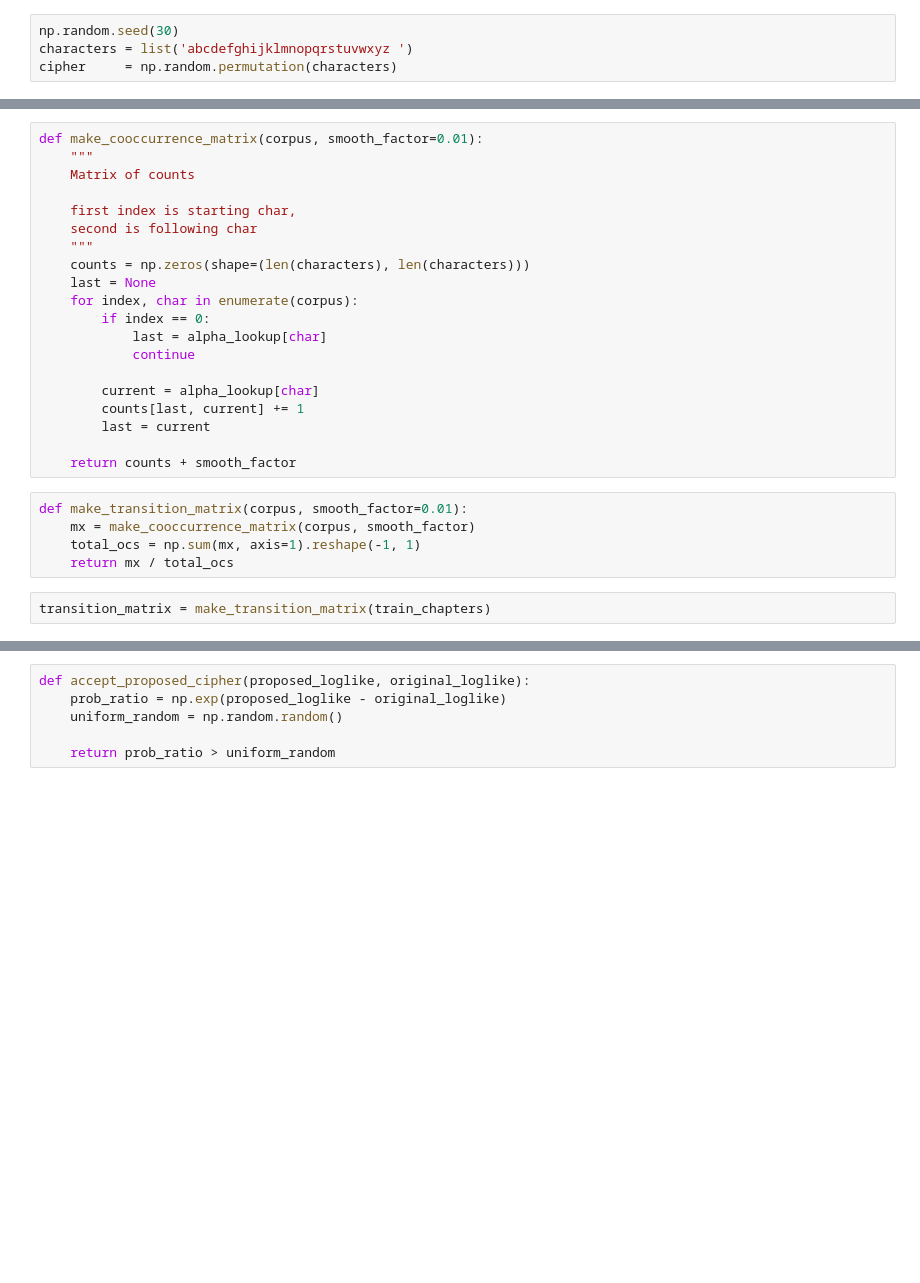
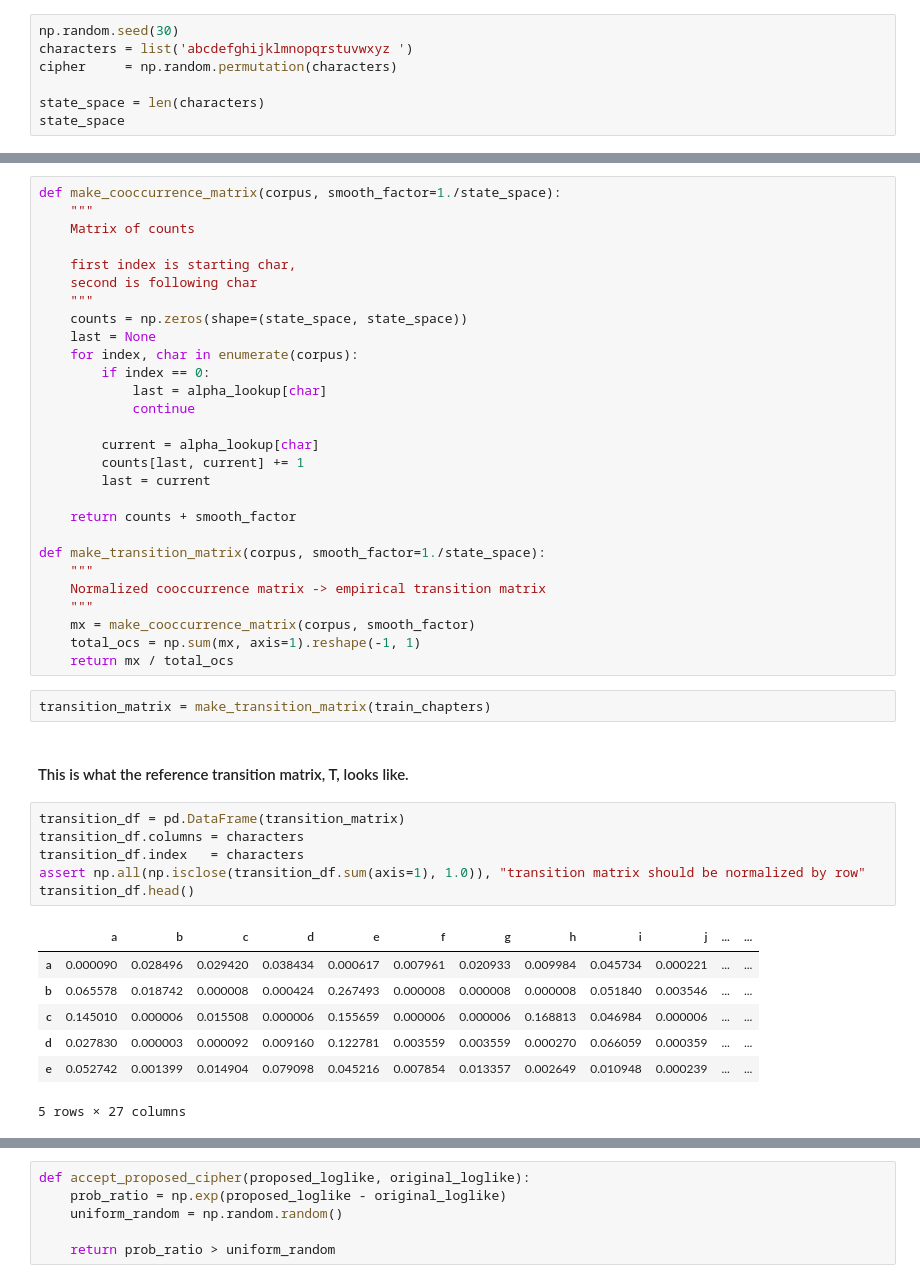
Before and after one commit to Mlawrence95/ML-Exploration, a Jupyter notebook: mcmc_decoding/Decrypting a Hidden Message with Markov Chains.ipynb, the cells around one changed output, grey strips where cells are left out. Cells and saved outputs as stored; diff of their text form; blank space fills up the shorter version.

```diff
--- a/mcmc_decoding/Decrypting a Hidden Message with Markov Chains.ipynb
+++ b/mcmc_decoding/Decrypting a Hidden Message with Markov Chains.ipynb
@@ -20,3 +18,6 @@ We can use this concept to build
 np.random.seed(30)
 characters = list('abcdefghijklmnopqrstuvwxyz ')
 cipher     = np.random.permutation(characters)
+
+state_space = len(characters)
+state_space
@@ -45,14 +50,14 @@ test_chapters[:100]
 # %% [output]
 'chapter the hyena there are certain queer times and occasions in this strange mixed affair we call l'
 # %%
-def make_cooccurrence_matrix(corpus, smooth_factor=0.01):
+def make_cooccurrence_matrix(corpus, smooth_factor=1./state_space):
     """
     Matrix of counts
 
     first index is starting char,
     second is following char
     """
-    counts = np.zeros(shape=(len(characters), len(characters)))
+    counts = np.zeros(shape=(state_space, state_space))
     last = None
     for index, char in enumerate(corpus):
         if index == 0:
@@ -64,13 +69,32 @@ def make_cooccurrence_matrix(corpus, smooth_factor=0.01):
         last = current
 
     return counts + smooth_factor
+
+def make_transition_matrix(corpus, smooth_factor=1./state_space):
+    """
+    Normalized cooccurrence matrix -> empirical transition matrix
+    """
+    mx = make_cooccurrence_matrix(corpus, smooth_factor)
+    total_ocs = np.sum(mx, axis=1).reshape(-1, 1)
+    return mx / total_ocs
-# %%
-def make_transition_matrix(corpus, smooth_factor=0.01):
-    mx = make_cooccurrence_matrix(corpus, smooth_factor)
-    total_ocs = np.sum(mx, axis=1).reshape(-1, 1)
-    return mx / total_ocs
 # %%
 transition_matrix = make_transition_matrix(train_chapters)
+# %% [markdown]
+#### This is what the reference transition matrix, T, looks like.
+# %%
+transition_df = pd.DataFrame(transition_matrix)
+transition_df.columns = characters
+transition_df.index   = characters
+assert np.all(np.isclose(transition_df.sum(axis=1), 1.0)), "transition matrix should be normalized by row"
+transition_df.head()
+# %% [output]
+|  | a | b | c | d | e | f | g | h | i | j | ... | ... |
+| a | 0.000090 | 0.028496 | 0.029420 | 0.038434 | 0.000617 | 0.007961 | 0.020933 | 0.009984 | 0.045734 | 0.000221 | ... | ... |
+| b | 0.065578 | 0.018742 | 0.000008 | 0.000424 | 0.267493 | 0.000008 | 0.000008 | 0.000008 | 0.051840 | 0.003546 | ... | ... |
+| c | 0.145010 | 0.000006 | 0.015508 | 0.000006 | 0.155659 | 0.000006 | 0.000006 | 0.168813 | 0.046984 | 0.000006 | ... | ... |
+| d | 0.027830 | 0.000003 | 0.000092 | 0.009160 | 0.122781 | 0.003559 | 0.003559 | 0.000270 | 0.066059 | 0.000359 | ... | ... |
+| e | 0.052742 | 0.001399 | 0.014904 | 0.079098 | 0.045216 | 0.007854 | 0.013357 | 0.002649 | 0.010948 | 0.000239 | ... | ... |
+5 rows × 27 columns
 # %%
 # these should be about the same (up to a smoothing factor)
 # this is the fraction of times 'b' follows 'a'
```
Also changed, not shown: parts of 24 cells of this notebook, 1 other file.
